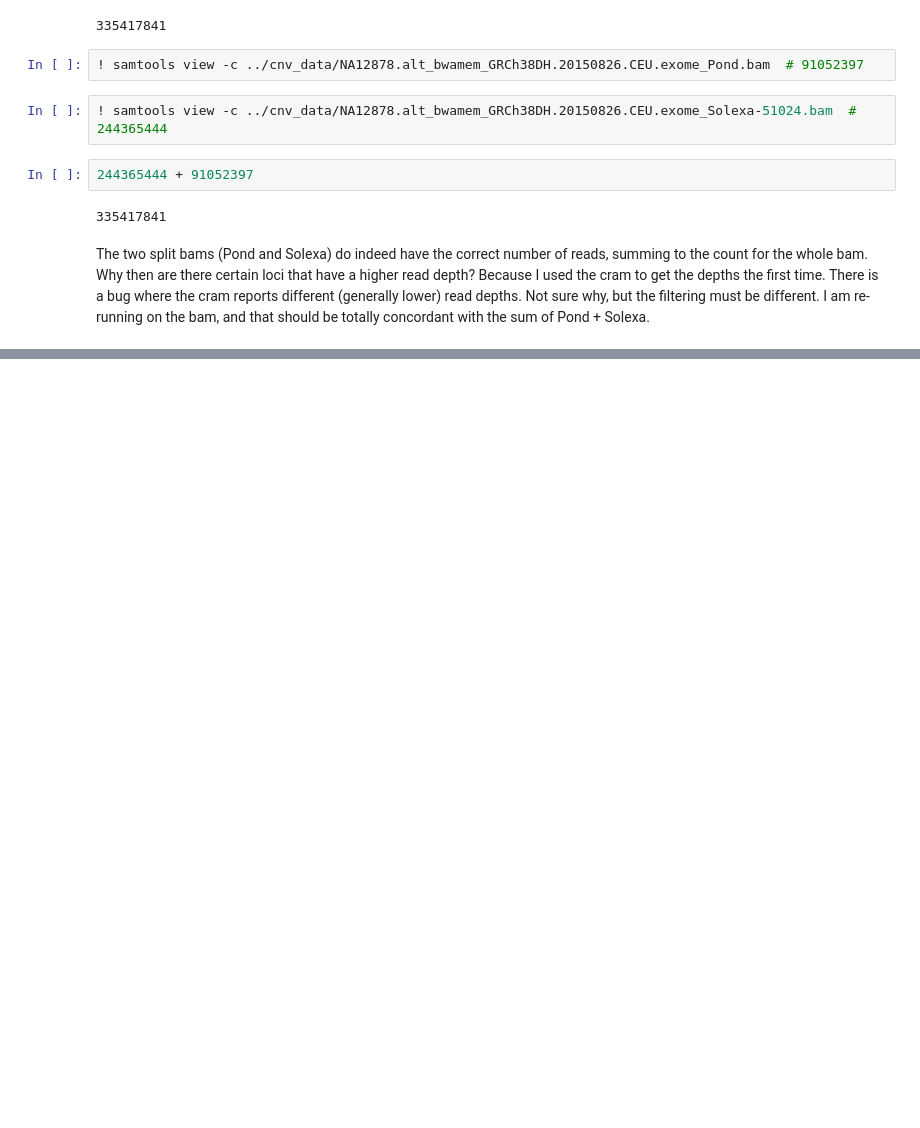
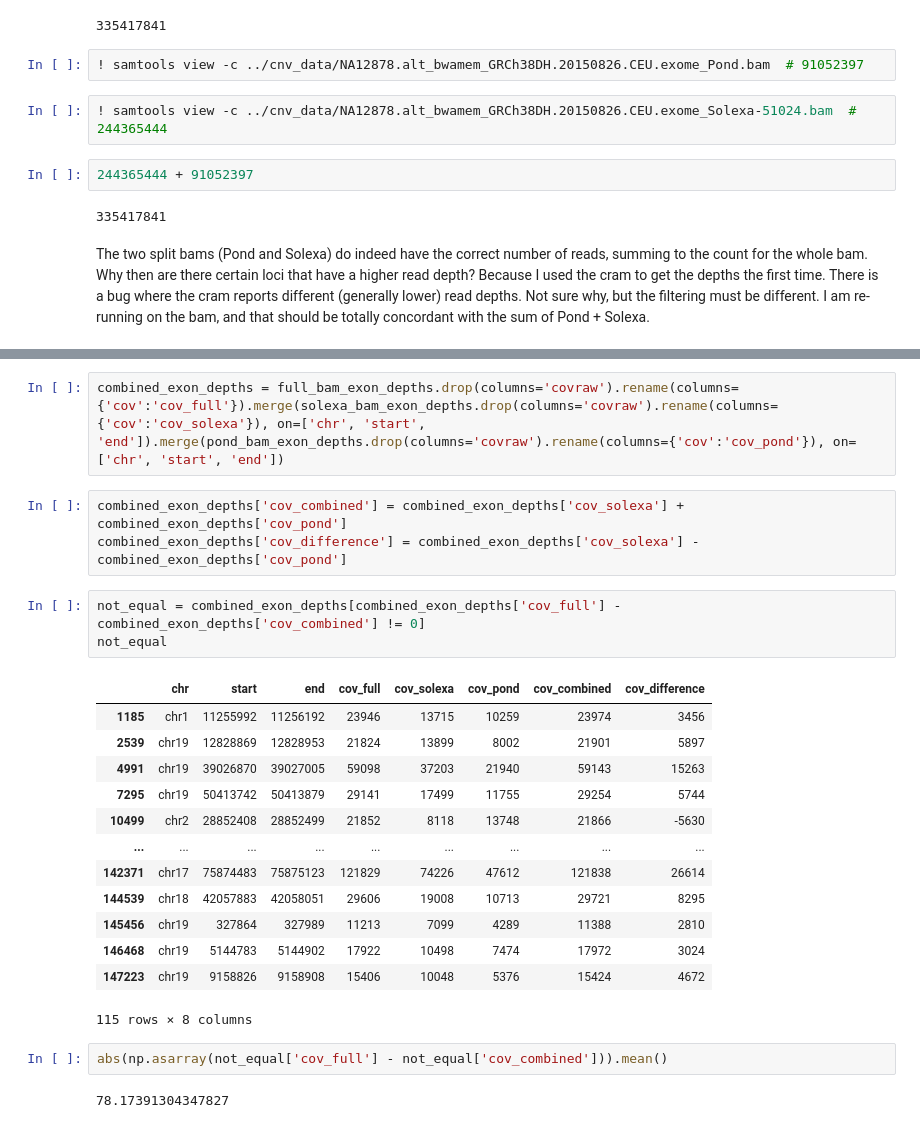
Before and after one commit to ConorMesser/cnv_suite, a Jupyter notebook: investigate_exome_bait_sets.ipynb, the cells around one changed output, grey strips where cells are left out. Cells and saved outputs as stored; diff of their text form; blank space fills up the shorter version.

```diff
--- a/investigate_exome_bait_sets.ipynb
+++ b/investigate_exome_bait_sets.ipynb
@@ -180,0 +225,26 @@ The two split bams (Pond and Solexa) do indeed have the correct number of reads,
+# %%
+combined_exon_depths = full_bam_exon_depths.drop(columns='covraw').rename(columns={'cov':'cov_full'}).merge(solexa_bam_exon_depths.drop(columns='covraw').rename(columns={'cov':'cov_solexa'}), on=['chr', 'start', 'end']).merge(pond_bam_exon_depths.drop(columns='covraw').rename(columns={'cov':'cov_pond'}), on=['chr', 'start', 'end'])
+# %%
+combined_exon_depths['cov_combined'] = combined_exon_depths['cov_solexa'] + combined_exon_depths['cov_pond']
+combined_exon_depths['cov_difference'] = combined_exon_depths['cov_solexa'] - combined_exon_depths['cov_pond']
+# %%
+not_equal = combined_exon_depths[combined_exon_depths['cov_full'] - combined_exon_depths['cov_combined'] != 0]
+not_equal
+# %% [output]
+|  | chr | start | end | cov_full | cov_solexa | cov_pond | cov_combined | cov_difference |
+| 1185 | chr1 | 11255992 | 11256192 | 23946 | 13715 | 10259 | 23974 | 3456 |
+| 2539 | chr19 | 12828869 | 12828953 | 21824 | 13899 | 8002 | 21901 | 5897 |
+| 4991 | chr19 | 39026870 | 39027005 | 59098 | 37203 | 21940 | 59143 | 15263 |
+| 7295 | chr19 | 50413742 | 50413879 | 29141 | 17499 | 11755 | 29254 | 5744 |
+| 10499 | chr2 | 28852408 | 28852499 | 21852 | 8118 | 13748 | 21866 | -5630 |
+| ... | ... | ... | ... | ... | ... | ... | ... | ... |
+| 142371 | chr17 | 75874483 | 75875123 | 121829 | 74226 | 47612 | 121838 | 26614 |
+| 144539 | chr18 | 42057883 | 42058051 | 29606 | 19008 | 10713 | 29721 | 8295 |
+| 145456 | chr19 | 327864 | 327989 | 11213 | 7099 | 4289 | 11388 | 2810 |
+| 146468 | chr19 | 5144783 | 5144902 | 17922 | 10498 | 7474 | 17972 | 3024 |
+| 147223 | chr19 | 9158826 | 9158908 | 15406 | 10048 | 5376 | 15424 | 4672 |
+115 rows × 8 columns
+# %%
+abs(np.asarray(not_equal['cov_full'] - not_equal['cov_combined'])).mean()
+# %% [output]
+78.17391304347827
```
Also changed, not shown: parts of 22 cells of this notebook, 1 other file.
